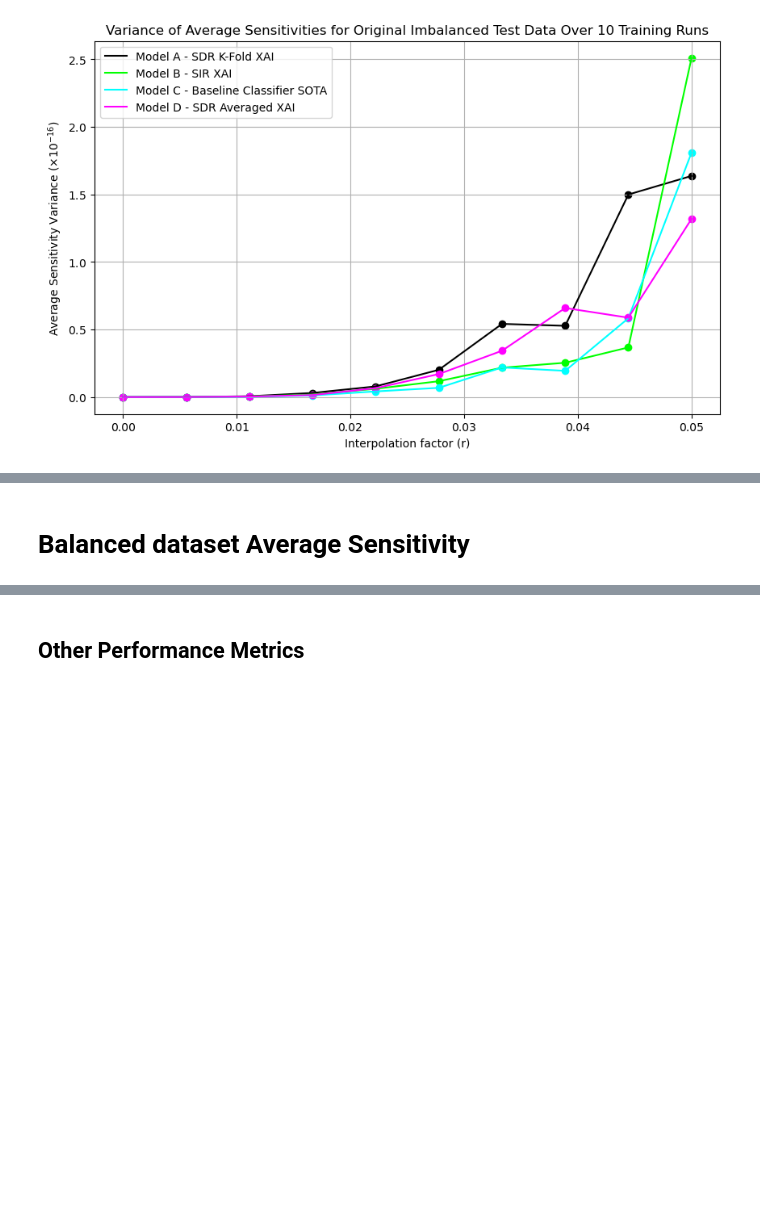
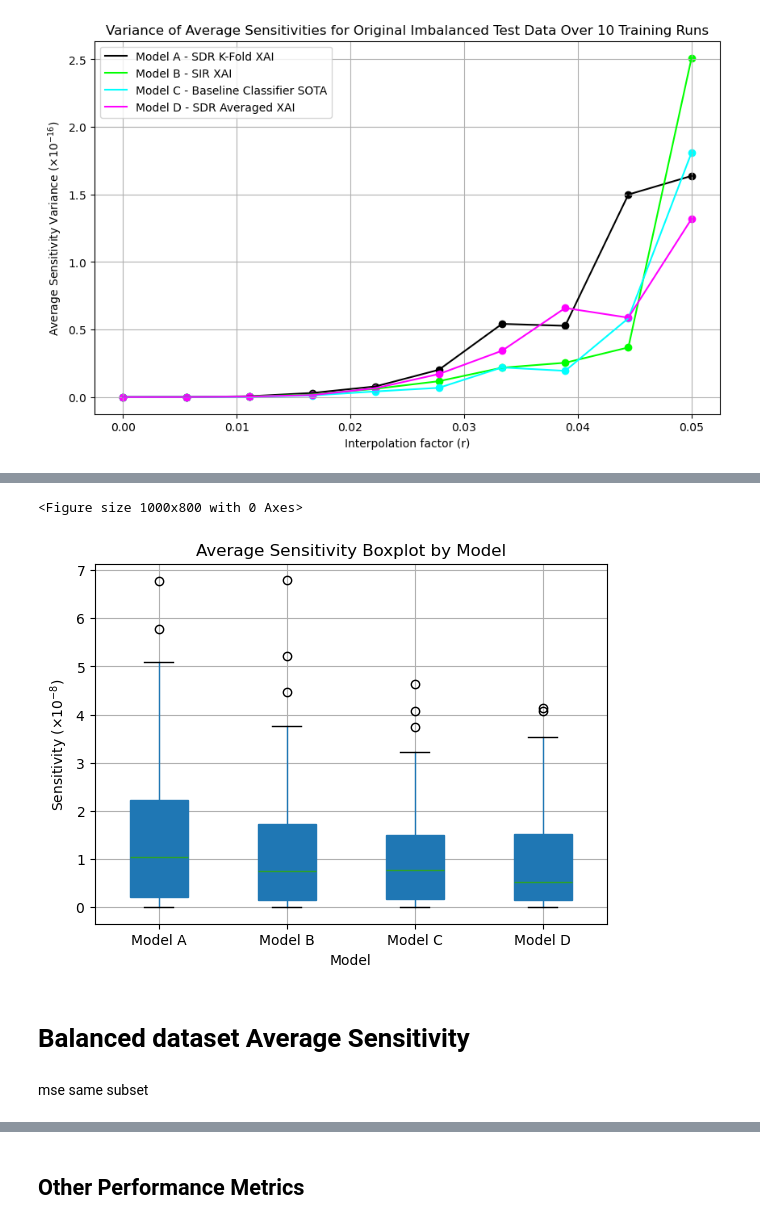
Before and after one commit to myanacondadonttt/RoofNetXAI, a Jupyter notebook: Notebooks/Main Evaluation.ipynb, the cells around one changed output, grey strips where cells are left out. Drawn from its saved outputs; the diff is of its cells as text; code cells hidden in the pictures; blank space fills up the shorter version.

```diff
--- a/Notebooks/Main Evaluation.ipynb
+++ b/Notebooks/Main Evaluation.ipynb
@@ -1573,5 +1457,64 @@ Using a non-full backward hook when the forward contains multiple autograd Nodes
+# %%
+# Corrected code for creating a boxplot with specified colors for each model, without outliers
+
+import matplotlib.pyplot as plt
+import pandas as pd
+
+# Load the data from CSV file (assuming it's correctly formatted)
+# Load the data from CSV file
+sensitivity_results = pd.read_csv('/Users/Lisa/Desktop/Master Thesis/RoofNetXAI/Notebooks/past_values_10_03_new/sensitivity_results_1000_mse_same.csv')
+# Define function for formatting the y-axis labels to scientific notation
+def format_ylabel(ax, label):
+    # Use the ticklabel_format to force scientific notation
+    ax.ticklabel_format(style='sci', axis='y', scilimits=(0,0))
+    ax.yaxis.major.formatter._useMathText = True
+    plt.draw()
+
+    # Get the offset text, which is the scientific notation exponent
+    offset_text = ax.yaxis.get_offset_text().get_text()
+    if offset_text:
+        ax.yaxis.offsetText.set_visible(False)
+        label_with_offset = f"{label} ({offset_text})"
+    else:
+        label_with_offset = label
+
+    ax.set_ylabel(label_with_offset, fontsize=10)
+    return ax
+
+# Map model names for readability
+model_name_mapping = {
+    'sdr_kfold_shap_10_aplha03_25_1000_l1': 'Model A',
+    'sir_intensity_total_shap_10_aplha03': 'Model B',
+    'binary_classifier_sota_10': 'Model C',
+    'sdr_average_10_aplha03_1000_l1': 'Model D'
+}
+sensitivity_results['model'] = sensitivity_results['model'].map(model_name_mapping)
+
+
+# Create the boxplot and keep references to the artist elements
+plt.figure(figsize=(10, 8))
+boxplot_artists = sensitivity_results.boxplot(column='sensitivity', by='model', patch_artist=True, showfliers=True, return_type='dict')
+
+ax = plt.gca()
+format_ylabel(ax, "Sensitivity")
+
+# Removing pandas automatic 'Grouped by' title and setting our own
+plt.suptitle('')
+plt.title('Average Sensitivity Boxplot by Model')
+
+# Labeling the axes
+plt.xlabel('Model')
+
+
+# Display the plot
+plt.show()
+# %% [output]
+<Figure size 1000x800 with 0 Axes>
+[figure, added]
 # %% [markdown]
 # Balanced dataset Average Sensitivity
+# %% [markdown]
+mse same subset
 # %%
 import os
 import numpy as np
```
Also changed, not shown: parts of 12 cells of this notebook.
